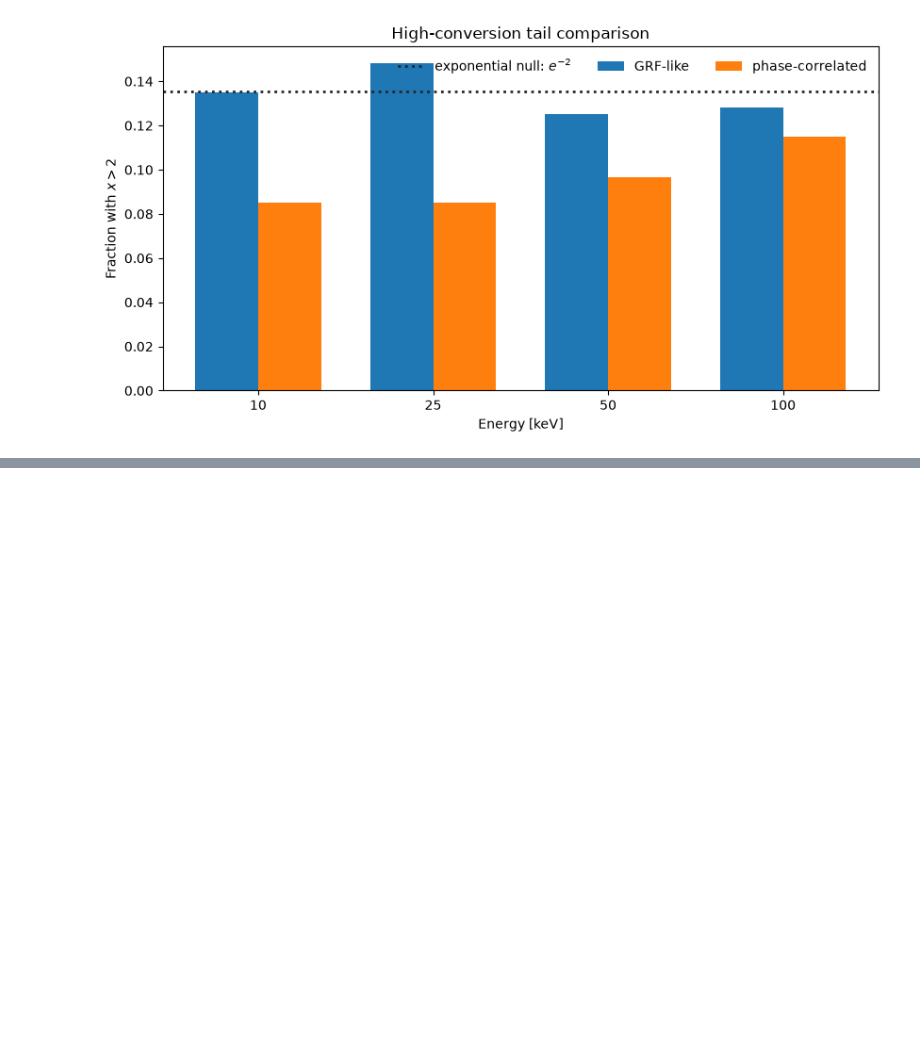
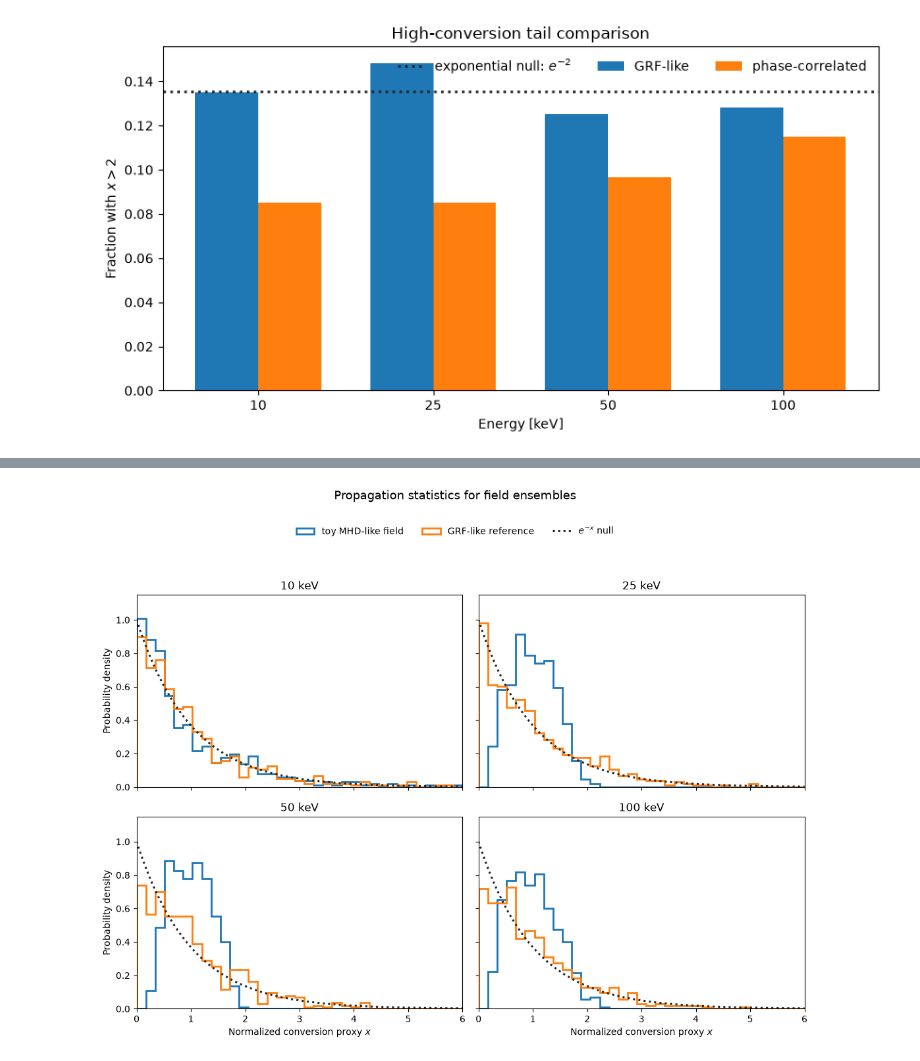
Before and after one commit to Loganpis/logALP, a Jupyter notebook: examples/logALP_demo.ipynb, the cells around one changed output, grey strips where cells are left out. Saved outputs shown, nothing was run; the diff lists cells and outputs as text; code cells hidden in the pictures; blank space fills up the shorter version.

```diff
--- a/examples/logALP_demo.ipynb
+++ b/examples/logALP_demo.ipynb
@@ -211,3 +299,7 @@ _ = result.plot_tail_probabilities(threshold=NEW_THRESHOLD)
+# %%
+_ = user_result.plot_distributions(xmax=6.0)
+# %% [output]
+[figure, added]
 # %% [markdown]
 ## Takeaway and limitations
 
```
Also changed, not shown: parts of 9 cells of this notebook, 3 other files.
